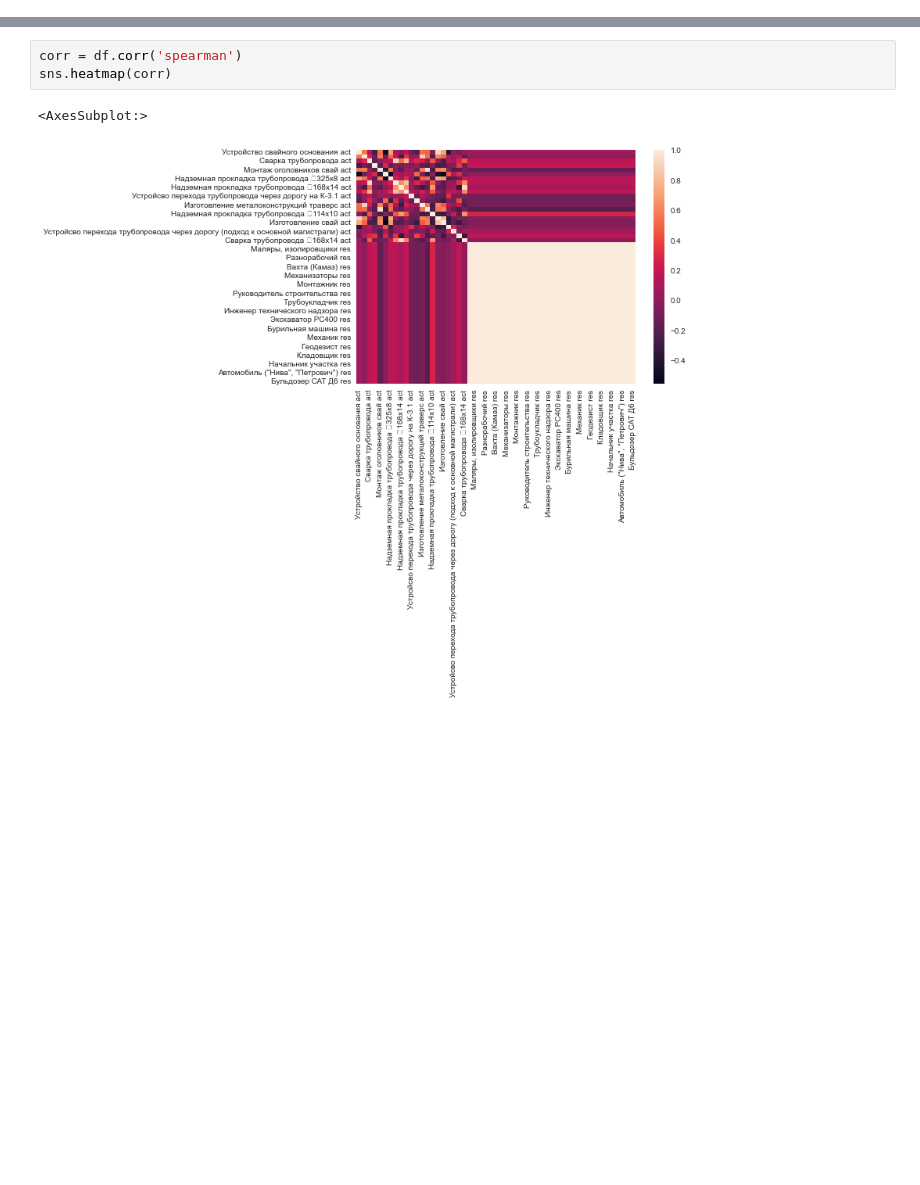
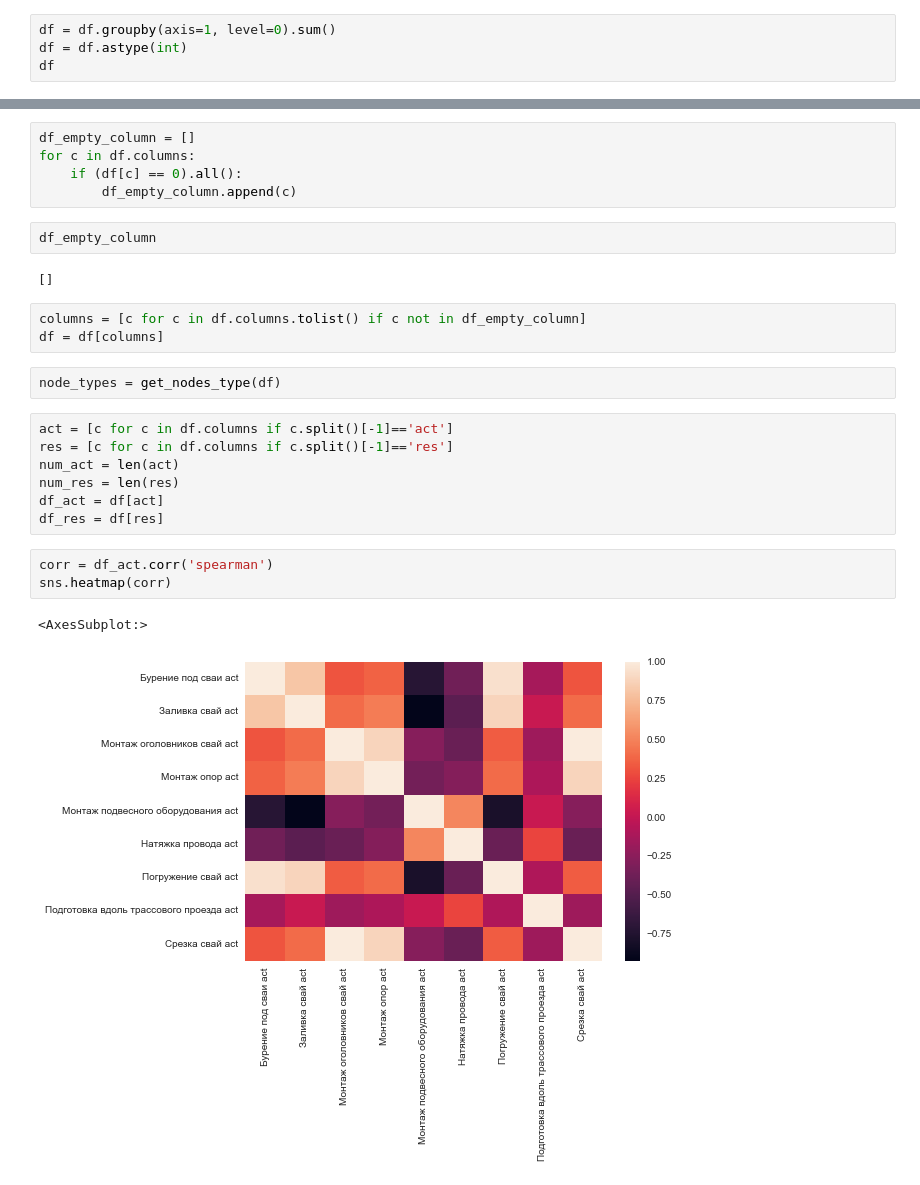
Before and after one commit to aimclub/BAMT, a Jupyter notebook: experiments/GPN_analysis.ipynb, the cells around one changed output, grey strips where cells are left out. Drawn from its saved outputs; the diff is of its cells as text; blank space fills up the shorter version.

```diff
--- a/experiments/GPN_analysis.ipynb
+++ b/experiments/GPN_analysis.ipynb
@@ -28,0 +134,4 @@ df = df.drop(columns = ['Unnamed: 0'])
+# %%
+df = df.groupby(axis=1, level=0).sum()
+df = df.astype(int)
+df
@@ -29,9 +156,30 @@ df = df.drop(columns = ['Unnamed: 0'])
+# %%
+df_empty_column = []
+for c in df.columns:
+    if (df[c] == 0).all():
+        df_empty_column.append(c)
+# %%
+df_empty_column
+# %% [output]
+[]
+# %%
+columns = [c for c in df.columns.tolist() if c not in df_empty_column]
+df = df[columns]
+# %%
+node_types = get_nodes_type(df)
+# %%
+act = [c for c in df.columns if c.split()[-1]=='act']
+res = [c for c in df.columns if c.split()[-1]=='res']
+num_act = len(act)
+num_res = len(res)
+df_act = df[act]
+df_res = df[res]
 # %%
-corr = df.corr('spearman')
+corr = df_act.corr('spearman')
 sns.heatmap(corr)
 # %% [output]
 <AxesSubplot:>
-[figure, old version]
+[figure, new version]
 # %%
 corr
 # %% [output]
```
Also changed, not shown: parts of 104 cells of this notebook, 10 other files.
